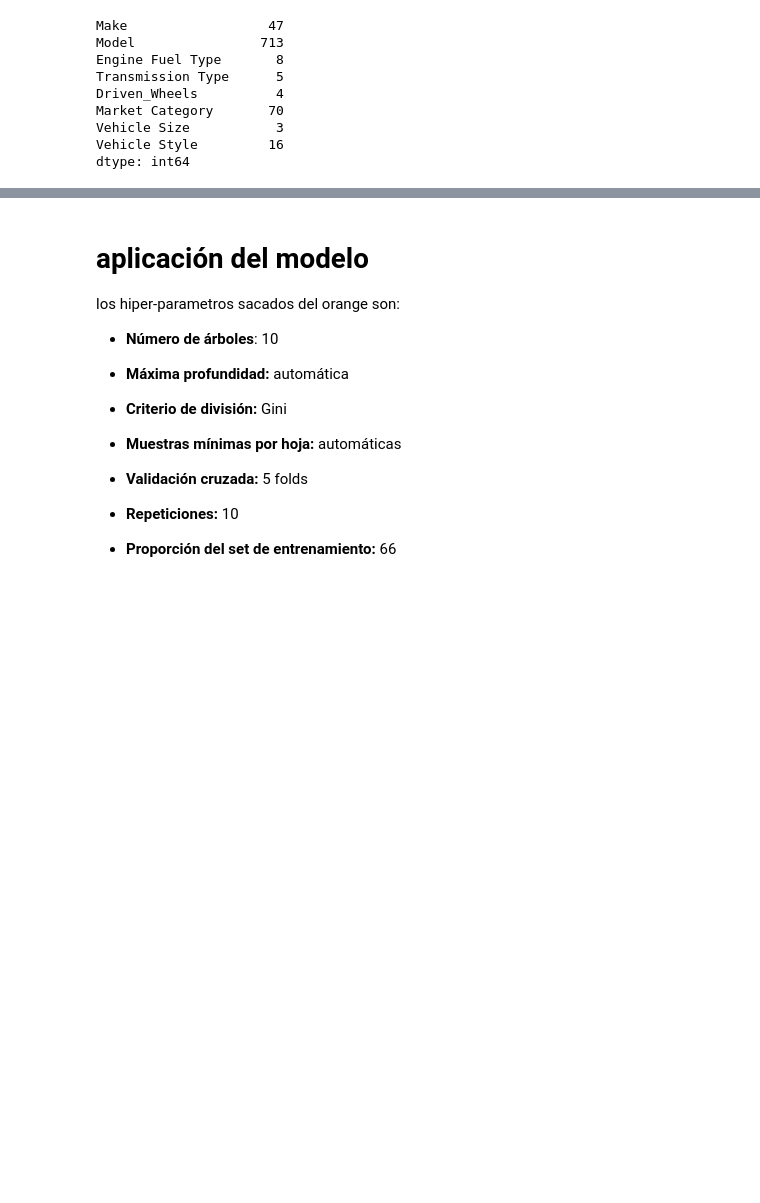
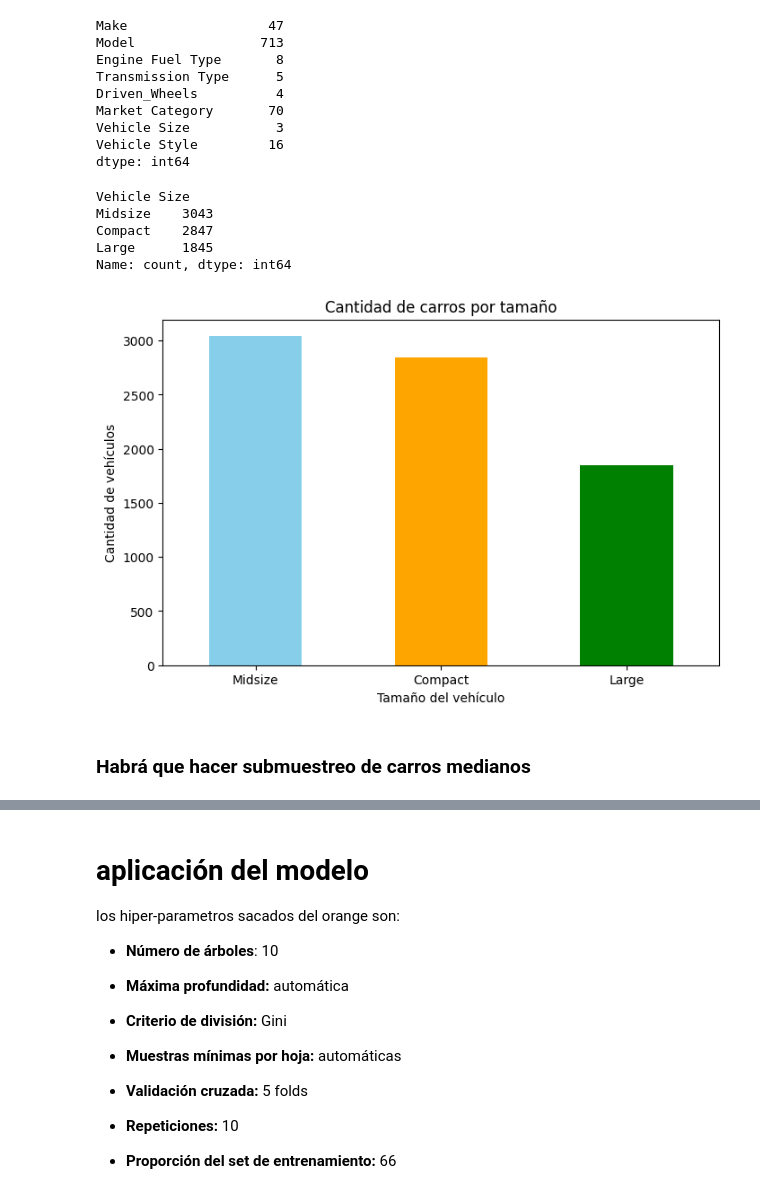
Before and after one commit to Salvel12/machine-learning--carros, a Jupyter notebook: Machine_learning.ipynb, the cells around one changed output, grey strips where cells are left out. Saved outputs shown, nothing was run; the diff lists cells and outputs as text; code cells hidden in the pictures; blank space fills up the shorter version.

```diff
--- a/Machine_learning.ipynb
+++ b/Machine_learning.ipynb
@@ -205,3 +245,26 @@ Market Category       70
 Vehicle Size           3
 Vehicle Style         16
 dtype: int64
+# %%
+counts = data['Vehicle Size'].value_counts()
+
+
+print(counts)
+
+
+plt.figure(figsize=(8,5))
+counts.plot(kind='bar', color=['skyblue', 'orange', 'green'])
+plt.title('Cantidad de carros por tamaño')
+plt.xlabel('Tamaño del vehículo')
+plt.ylabel('Cantidad de vehículos')
+plt.xticks(rotation=0)
+plt.show()
+# %% [output]
+Vehicle Size
+Midsize    3043
+Compact    2847
+Large      1845
+Name: count, dtype: int64
+[figure, added]
+# %% [markdown]
+### Habrá que hacer submuestreo de carros medianos
```
Also changed, not shown: parts of 12 cells of this notebook.
